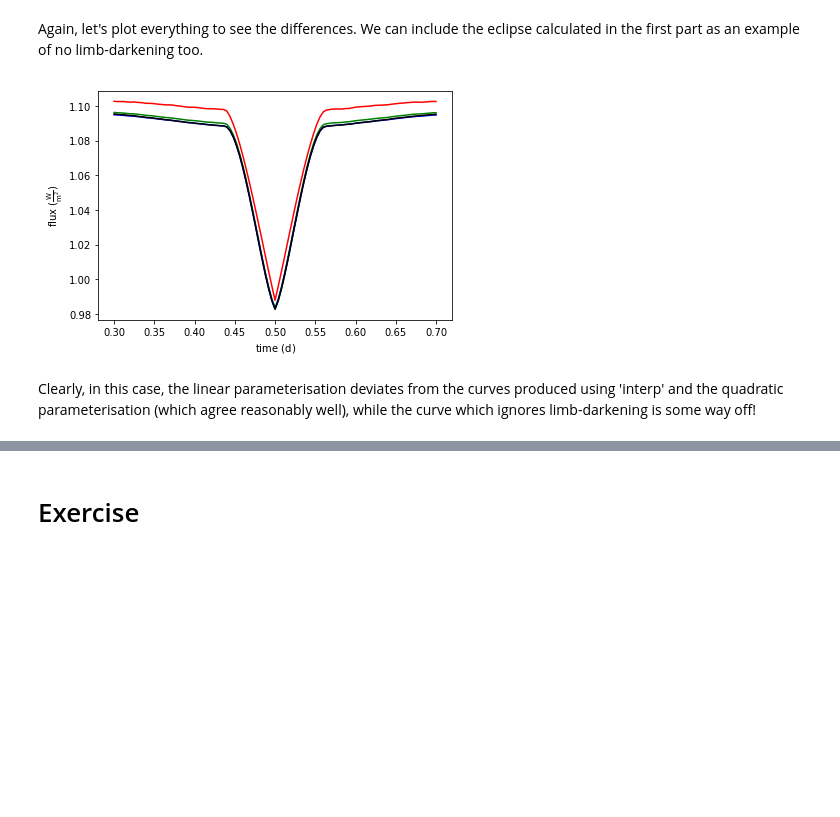
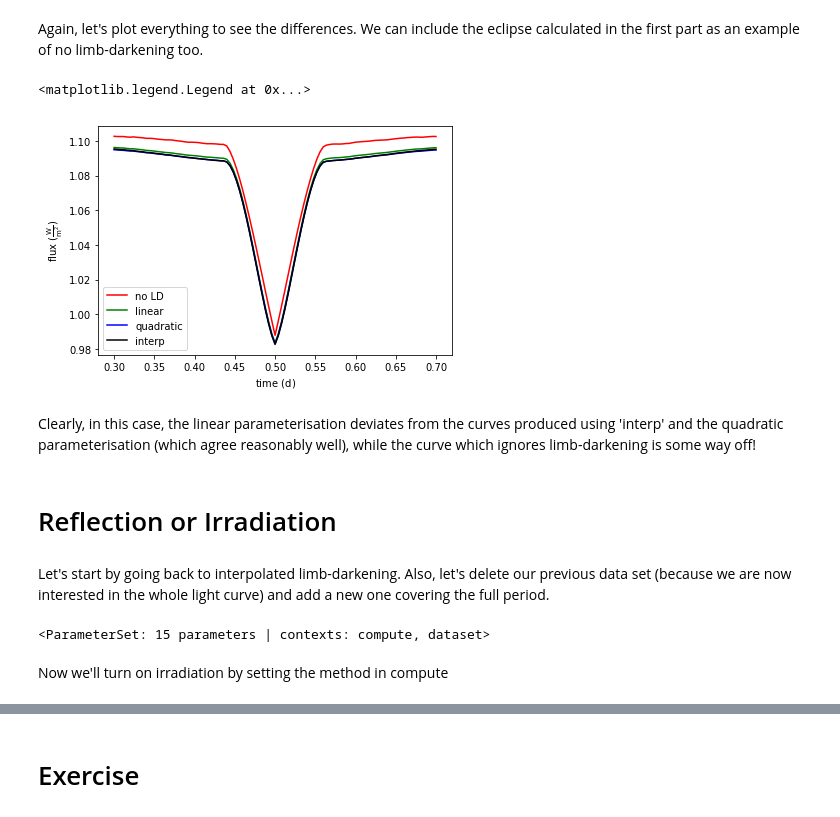
Before and after one commit to phoebe-project/phoebe2-workshop, a Jupyter notebook: atm_ld_tutorial.ipynb, the cells around one changed output, grey strips where cells are left out. Cells and saved outputs as stored; diff of their text form; code cells hidden in the pictures; blank space fills up the shorter version.

Commit message:
Demo of irradiation added

```diff
--- a/atm_ld_tutorial.ipynb
+++ b/atm_ld_tutorial.ipynb
@@ -86,11 +88,25 @@ Mon, 04 Jun 2018 10:09 PARAMETERS   WARNING ld_coeffs='[0.7]' inconsistent with
 # %% [markdown]
 Again, let's plot everything to see the differences.  We can include the eclipse calculated in the first part as an example of no limb-darkening too.
 # %%
-axs, artists = b.plot(model='ck2004',color='r')
-axs, artists = b.plot(model='linear',color='g')
-axs, artists = b.plot(model='quadratic',color='b')
-axs, artists = b.plot(model='interp',color='k')
+axs, artists = b.plot(model='ck2004',color='r', label='no LD')
+axs, artists = b.plot(model='linear',color='g', label='linear')
+axs, artists = b.plot(model='quadratic',color='b', label='quadratic')
+axs, artists = b.plot(model='interp',color='k', label='interp')
+plt.legend()
 # %% [output]
+<matplotlib.legend.Legend at 0x...>
-[figure, old version]
+[figure, new version]
 # %% [markdown]
 Clearly, in this case, the linear parameterisation deviates from the curves produced using 'interp' and the quadratic parameterisation (which agree reasonably well), while the curve which ignores limb-darkening is some way off!
+# %% [markdown]
+# Reflection or Irradiation
+# %% [markdown]
+Let's start by going back to interpolated limb-darkening.  Also, let's delete our previous data set (because we are now interested in the whole light curve) and add a new one covering the full period.
+# %%
+b.set_value_all('ld_func','interp')
+b.remove_dataset('lcV')
+b.add_dataset('lc', times=np.linspace(0.0,1.0,101), dataset='lcV',passband='Johnson:V')
+# %% [output]
+<ParameterSet: 15 parameters | contexts: compute, dataset>
+# %% [markdown]
+Now we'll turn on irradiation by setting the method in compute
```
Also changed, not shown: parts of 20 cells of this notebook.
